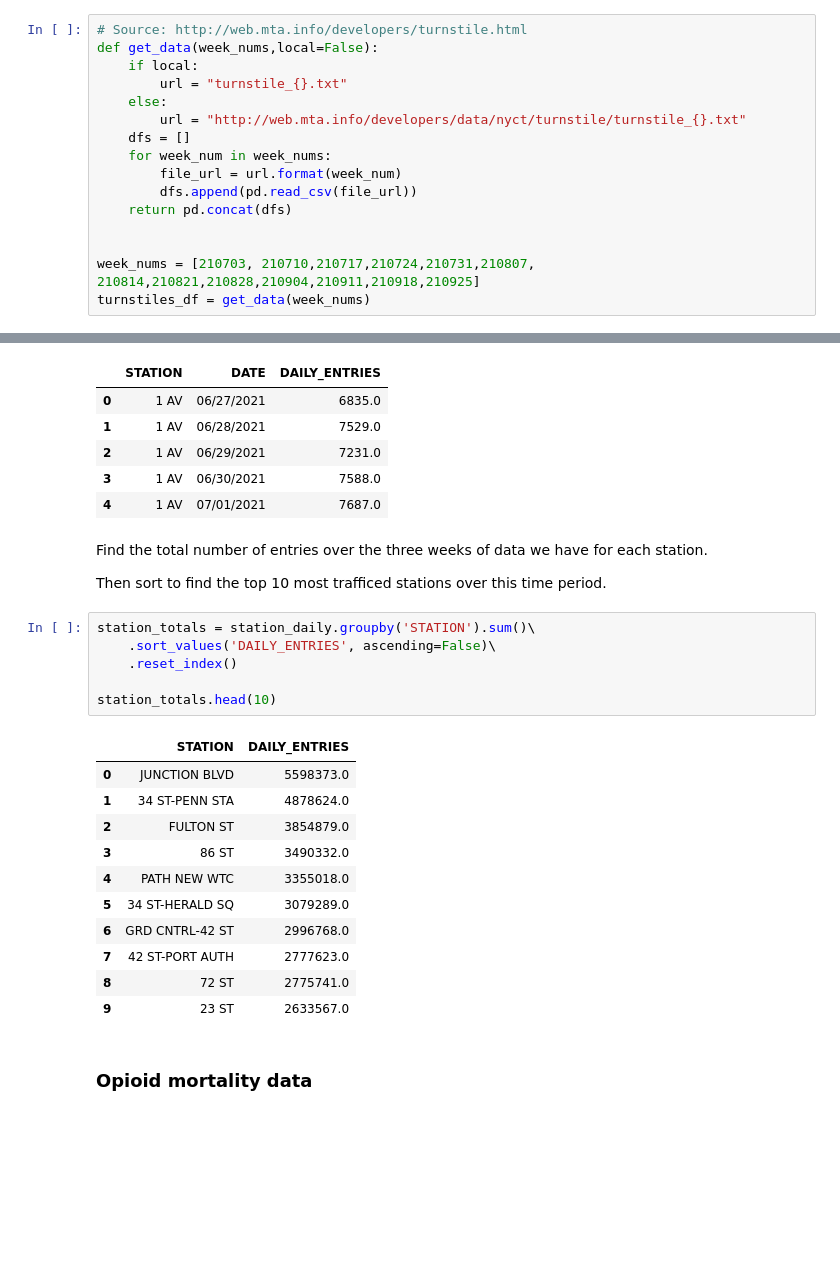
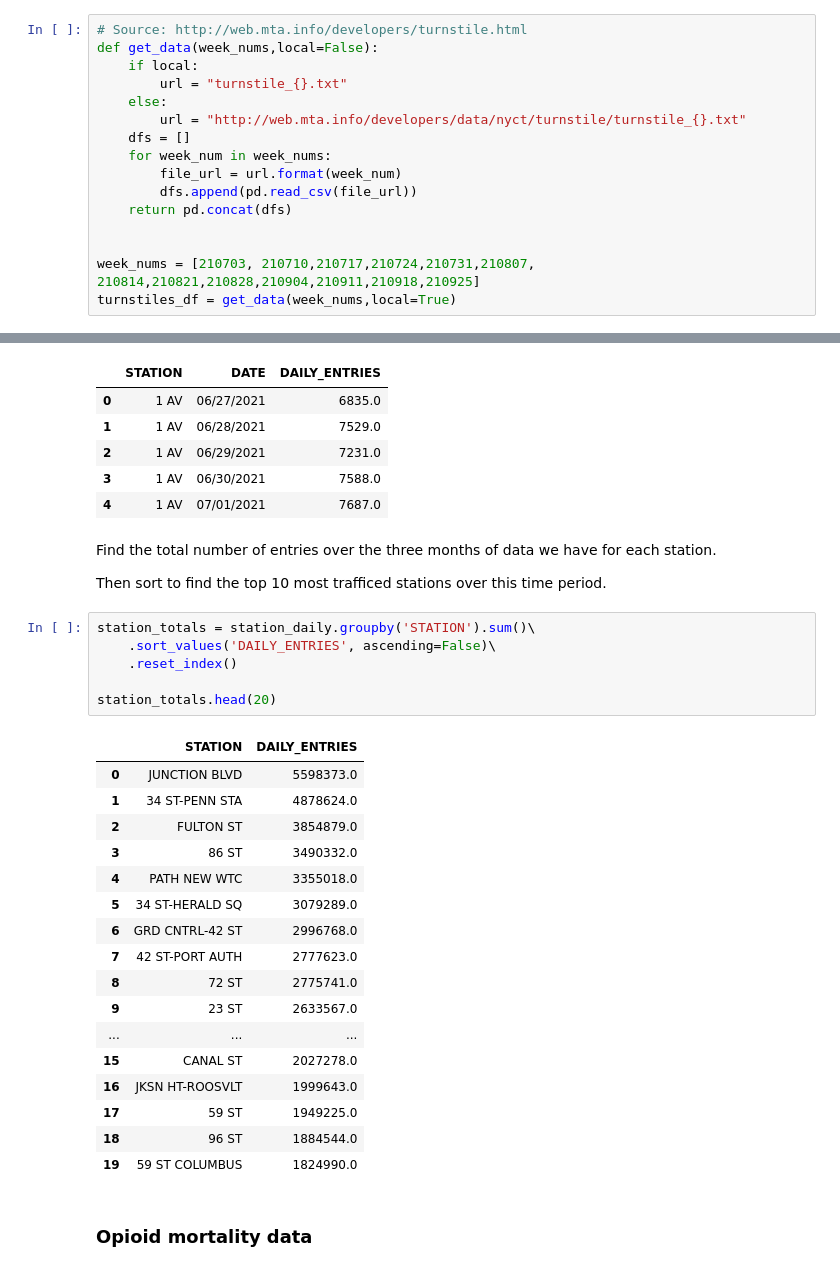
Before and after one commit to rsolava/mta-eda, a Jupyter notebook: analysis.ipynb, the cells around one changed output, grey strips where cells are left out. Saved outputs shown, nothing was run; the diff lists cells and outputs as text; blank space fills up the shorter version.

```diff
--- a/analysis.ipynb
+++ b/analysis.ipynb
@@ -26,7 +25,7 @@ def get_data(week_nums,local=False):
 
 
 week_nums = [210703, 210710,210717,210724,210731,210807, 210814,210821,210828,210904,210911,210918,210925]
-turnstiles_df = get_data(week_nums)
+turnstiles_df = get_data(week_nums,local=True)
 # %%
 turnstiles_df.head()
 # %% [output]
@@ -260,27 +262,33 @@ station_daily.head()
 | 3 | 1 AV | 06/30/2021 | 7588.0 |
 | 4 | 1 AV | 07/01/2021 | 7687.0 |
 # %% [markdown]
-Find the total number of entries over the three weeks of data we have for each station.
+Find the total number of entries over the three months of data we have for each station.
 
 Then sort to find the top 10 most trafficed stations over this time period.
 # %%
 station_totals = station_daily.groupby('STATION').sum()\
     .sort_values('DAILY_ENTRIES', ascending=False)\
     .reset_index()
 
-station_totals.head(10)
+station_totals.head(20)
 # %% [output]
 |  | STATION | DAILY_ENTRIES |
 | 0 | JUNCTION BLVD | 5598373.0 |
 | 1 | 34 ST-PENN STA | 4878624.0 |
 | 2 | FULTON ST | 3854879.0 |
 | 3 | 86 ST | 3490332.0 |
 | 4 | PATH NEW WTC | 3355018.0 |
 | 5 | 34 ST-HERALD SQ | 3079289.0 |
 | 6 | GRD CNTRL-42 ST | 2996768.0 |
 | 7 | 42 ST-PORT AUTH | 2777623.0 |
 | 8 | 72 ST | 2775741.0 |
 | 9 | 23 ST | 2633567.0 |
+| ... | ... | ... |
+| 15 | CANAL ST | 2027278.0 |
+| 16 | JKSN HT-ROOSVLT | 1999643.0 |
+| 17 | 59 ST | 1949225.0 |
+| 18 | 96 ST | 1884544.0 |
+| 19 | 59 ST COLUMBUS | 1824990.0 |
 # %% [markdown]
 ### **Opioid mortality data**
 # %%
```
Also changed, not shown: parts of 33 cells of this notebook.
